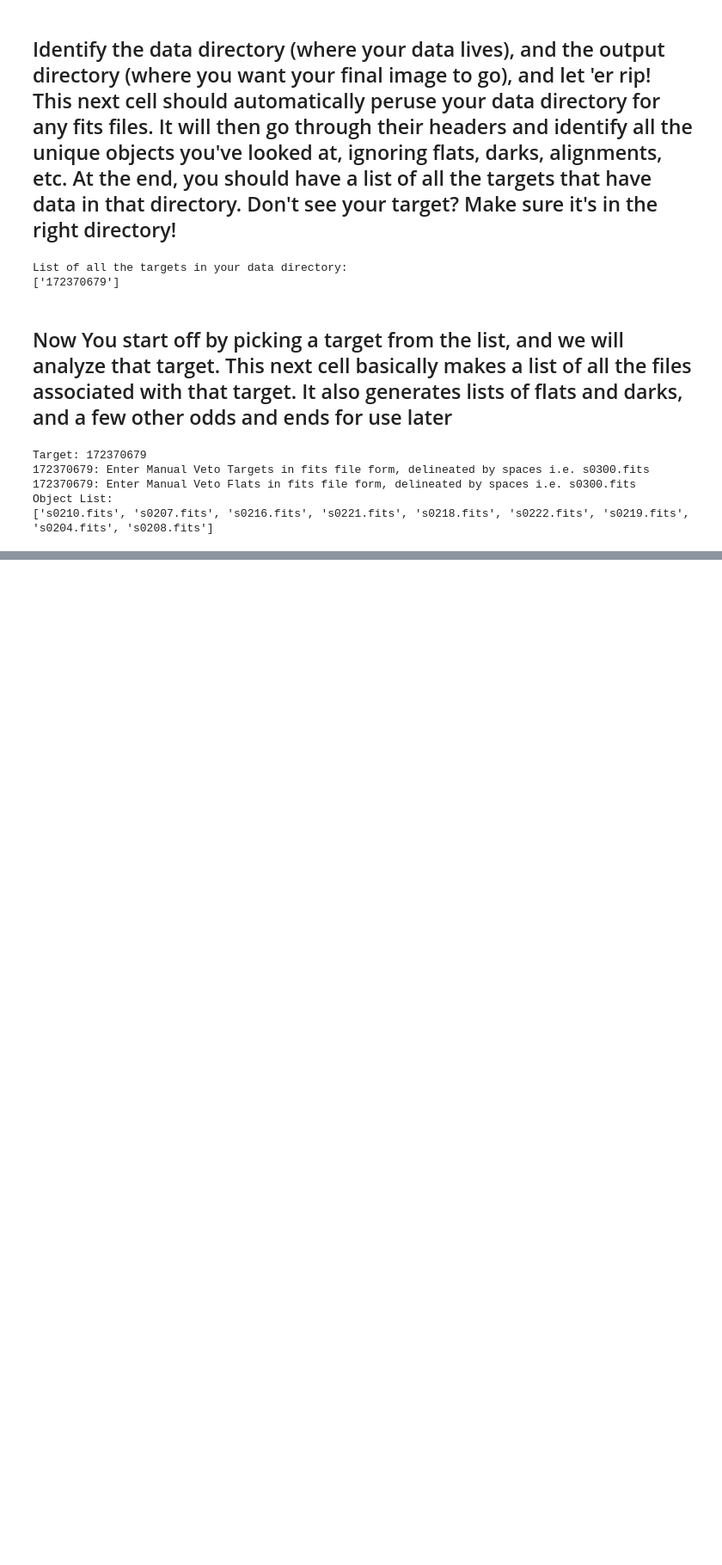
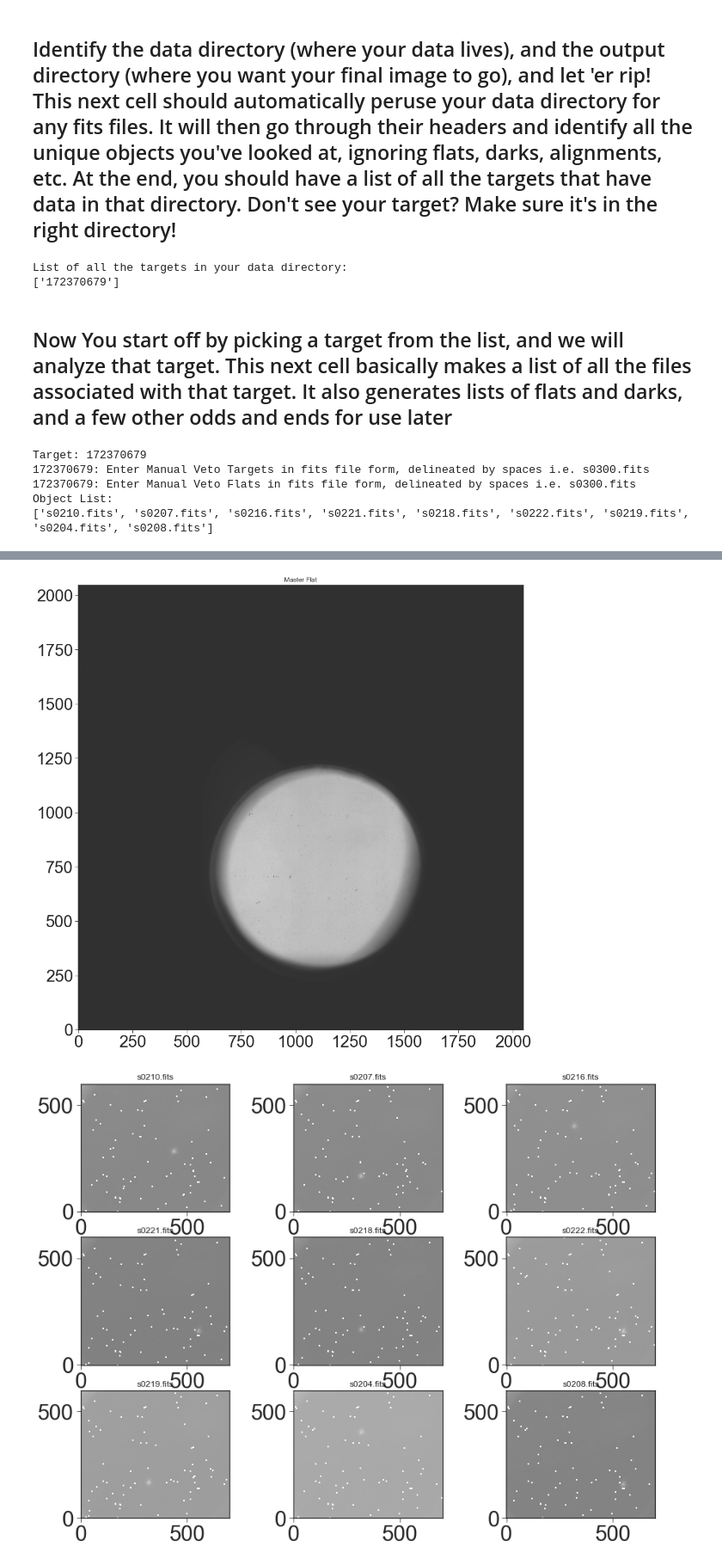
Before and after one commit to CCBeard/Shane-AO-Reduction, a Jupyter notebook: Image_Reduction_Plots.ipynb, the cells around one changed output, grey strips where cells are left out. Shown at 86% size. Saved outputs shown, nothing was run; the diff lists cells and outputs as text; code cells hidden in the pictures; blank space fills up the shorter version.

```diff
--- a/Image_Reduction_Plots.ipynb
+++ b/Image_Reduction_Plots.ipynb
@@ -256,12 +246,12 @@ for image_name in all_images_list:
 #for all the targets in a particular filter
 object_filter_list2 = [object_filter_list[0]]
 
-for filter in object_filter_list2:
+for filter_ in object_filter_list2:
     newobjectlist = []
     for j in range(len(object_list)):
         header = fits.getheader(datadir+object_list[j])
         filt = header['FILT1NAM']
-        if filter == filt:
+        if filter_ == filt:
             newobjectlist.append(object_list[j])
         else:
             continue
@@ -934,0 +267,17 @@ plt.savefig(outdir+target+'.png',dpi=300)
+# %%
+################################
+#       Dark Correction        #
+################################
+
+darkcor_list_in = object_list + flat_list #we will dark correct all object images and flat images
+
+#make a master dark for each exposure time
+master_dark_dict = generate_master_darks(dark_list, drkhdr_list, datadir)
+
+darkcor_data_out = {} ## dictionary for the dark-corrected images
+
+for im in darkcor_list_in:
+    try:
+        darkcor_data_out[im] = dark_correct(im, raw_image_data, master_dark_dict, datadir)
+    except OSError:
+        continue
@@ -934,0 +302,26 @@ plt.savefig(outdir+target+'.png',dpi=300)
+# %%
+################################
+#       Flat Correction        #
+################################
+
+
+#make a master flat
+master_flat = make_master_flats(flat_list, filter_, darkcor_data_out, datadir)
+
+#plot it
+plt.figure(figsize=(15,15))
+plt.imshow((master_flat), origin='lower', cmap='gray')
+plt.title('Master Flat')
+
+#flat field the images
+flat_darkcor_data_out = flat_field(object_list, master_flat, darkcor_data_out)
+
+
+
+targetcube_window = np.stack([flat_darkcor_data_out[science_frame][450:1050,750:1450] for science_frame in object_list],axis=0)
+
+## show the images:
+plot_grid(targetcube_window,object_list)
+# %% [output]
+[figure, added]
+[figure, added]
```
Also changed, not shown: parts of 14 cells of this notebook, 6 other files.
